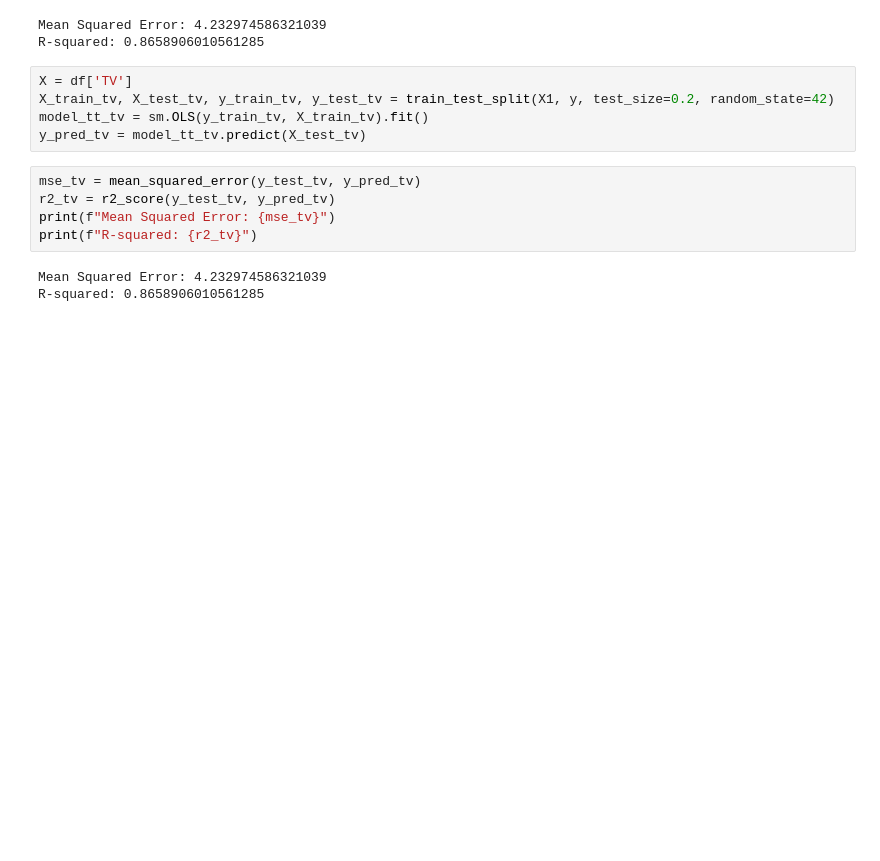
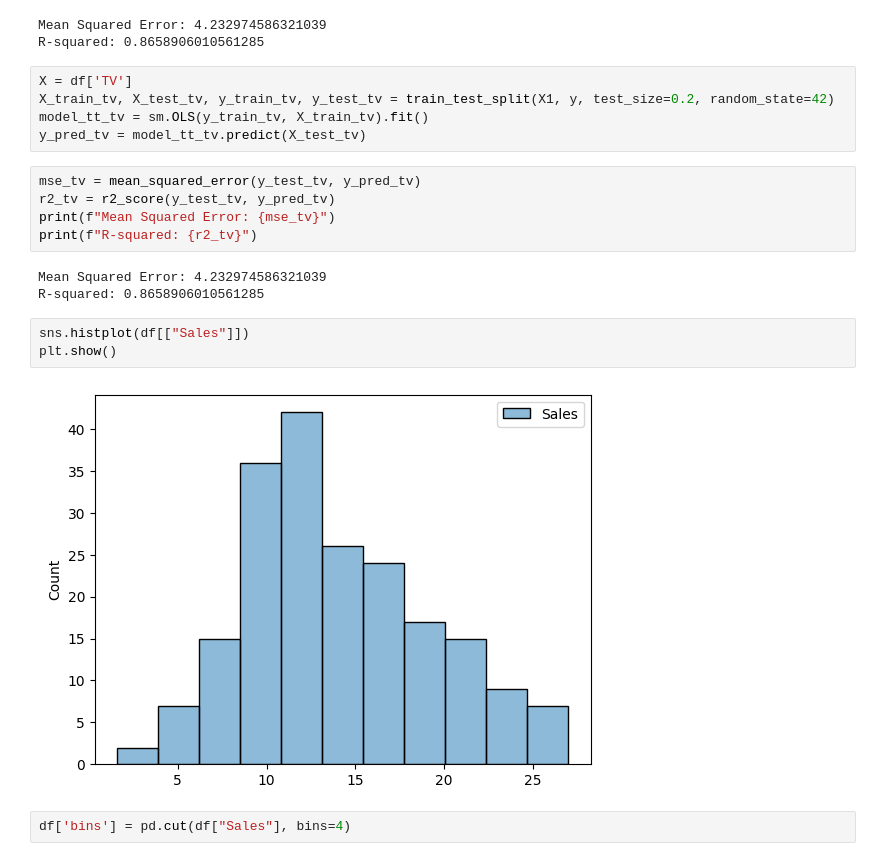
Before and after one commit to milalangone/unsupervised_advertising, a Jupyter notebook: regression_sales_analysis.ipynb, the cells around one changed output. Drawn from its saved outputs; the diff is of its cells as text; blank space fills up the shorter version.

```diff
--- a/regression_sales_analysis.ipynb
+++ b/regression_sales_analysis.ipynb
@@ -479,3 +479,10 @@ print(f"R-squared: {r2_tv}")
 # %% [output]
 Mean Squared Error: 4.232974586321039
 R-squared: 0.8658906010561285
+# %%
+sns.histplot(df[["Sales"]])
+plt.show()
+# %% [output]
+[figure, added]
+# %%
+df['bins'] = pd.cut(df["Sales"], bins=4)
```
Also changed, not shown: parts of 15 cells of this notebook, 1 other file.
